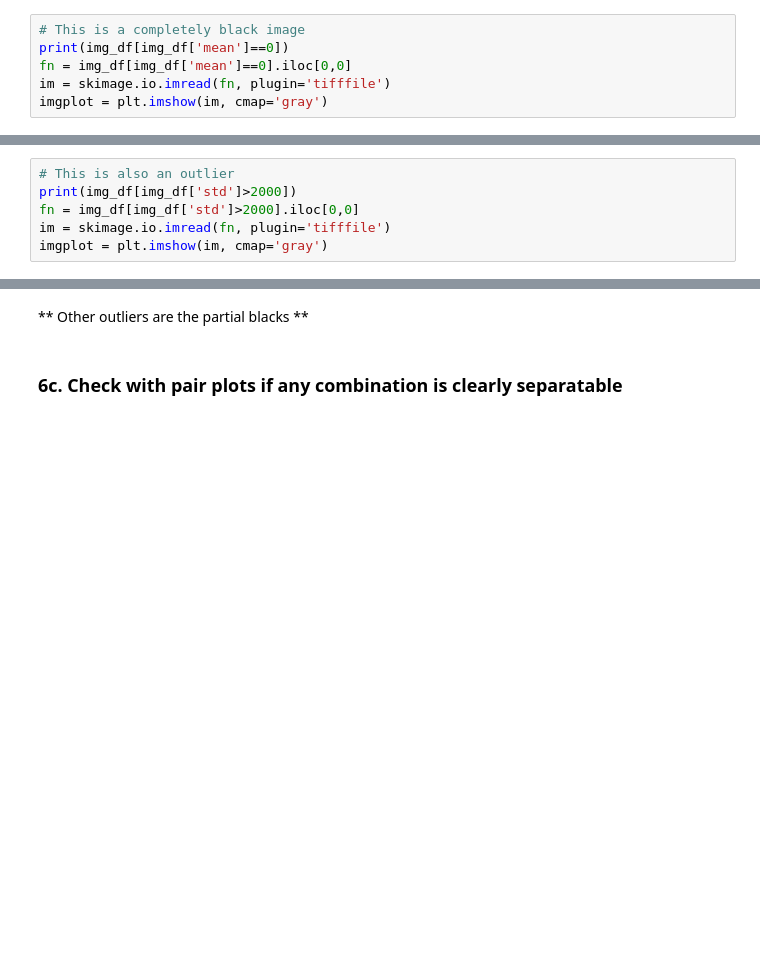
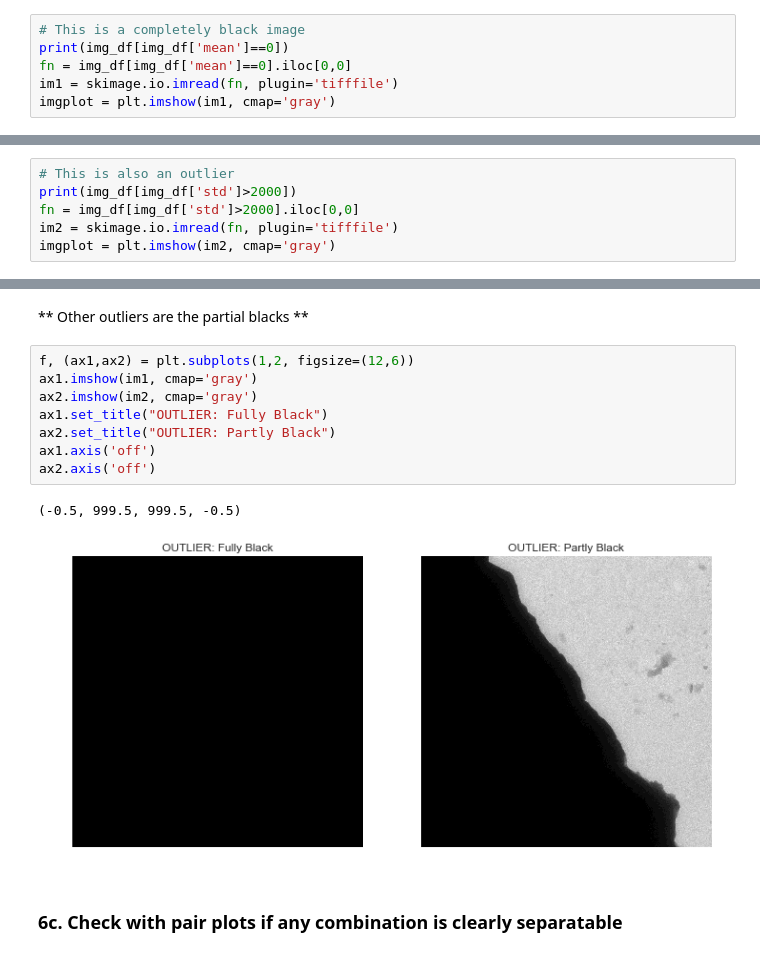
Before and after one commit to mpjanus/jadsproj, a Jupyter notebook: sources/fakecrystals.ipynb, the cells around one changed output, grey strips where cells are left out. Drawn from its saved outputs; the diff is of its cells as text; blank space fills up the shorter version.

Commit message:
combined some graphs

```diff
--- a/sources/fakecrystals.ipynb
+++ b/sources/fakecrystals.ipynb
@@ -221,8 +229,8 @@ plot_scatter('mean','std')
 # This is a completely black image
 print(img_df[img_df['mean']==0])
 fn = img_df[img_df['mean']==0].iloc[0,0]
-im = skimage.io.imread(fn, plugin='tifffile')
-imgplot = plt.imshow(im, cmap='gray')
+im1 = skimage.io.imread(fn, plugin='tifffile')
+imgplot = plt.imshow(im1, cmap='gray')
 # %% [output]
                                              filename  has_particle  mean  \
 37  ..\data\Fake-Xtals\cat_false\Tile_011-002-000_...         False     0
@@ -236,8 +244,8 @@ imgplot = plt.imshow(im, cmap='gray')
 # This is also an outlier
 print(img_df[img_df['std']>2000])
 fn = img_df[img_df['std']>2000].iloc[0,0]
-im = skimage.io.imread(fn, plugin='tifffile')
-imgplot = plt.imshow(im, cmap='gray')
+im2 = skimage.io.imread(fn, plugin='tifffile')
+imgplot = plt.imshow(im2, cmap='gray')
 # %% [output]
                                              filename  has_particle  mean  \
 36  ..\data\Fake-Xtals\cat_false\Tile_011-002-000_...         False  1729
@@ -247,6 +255,17 @@ imgplot = plt.imshow(im, cmap='gray')
 [figure]
 # %% [markdown]
 ** Other outliers are the partial blacks **
+# %%
+f, (ax1,ax2) = plt.subplots(1,2, figsize=(12,6))
+ax1.imshow(im1, cmap='gray')
+ax2.imshow(im2, cmap='gray')
+ax1.set_title("OUTLIER: Fully Black")
+ax2.set_title("OUTLIER: Partly Black")
+ax1.axis('off')
+ax2.axis('off')
+# %% [output]
+(-0.5, 999.5, 999.5, -0.5)
+[figure, added]
 # %% [markdown]
 ### 6c. Check with pair plots if any combination is clearly separatable
 # %%
```
Also changed, not shown: parts of 2 cells of this notebook.
